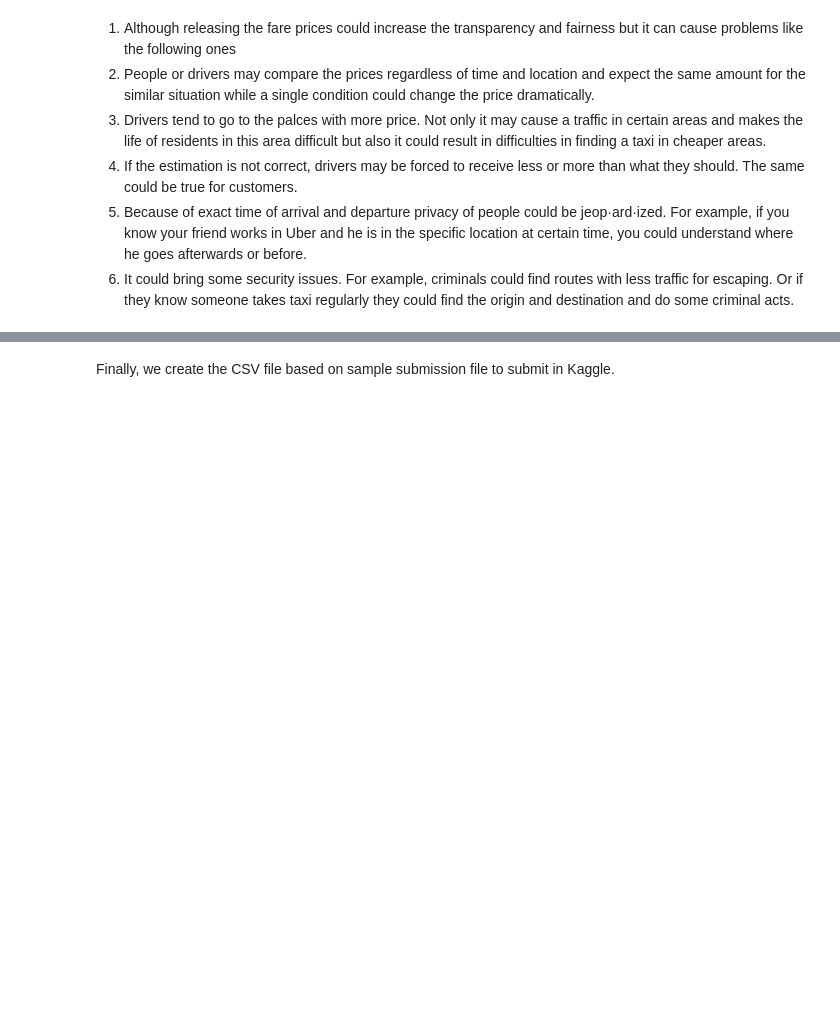
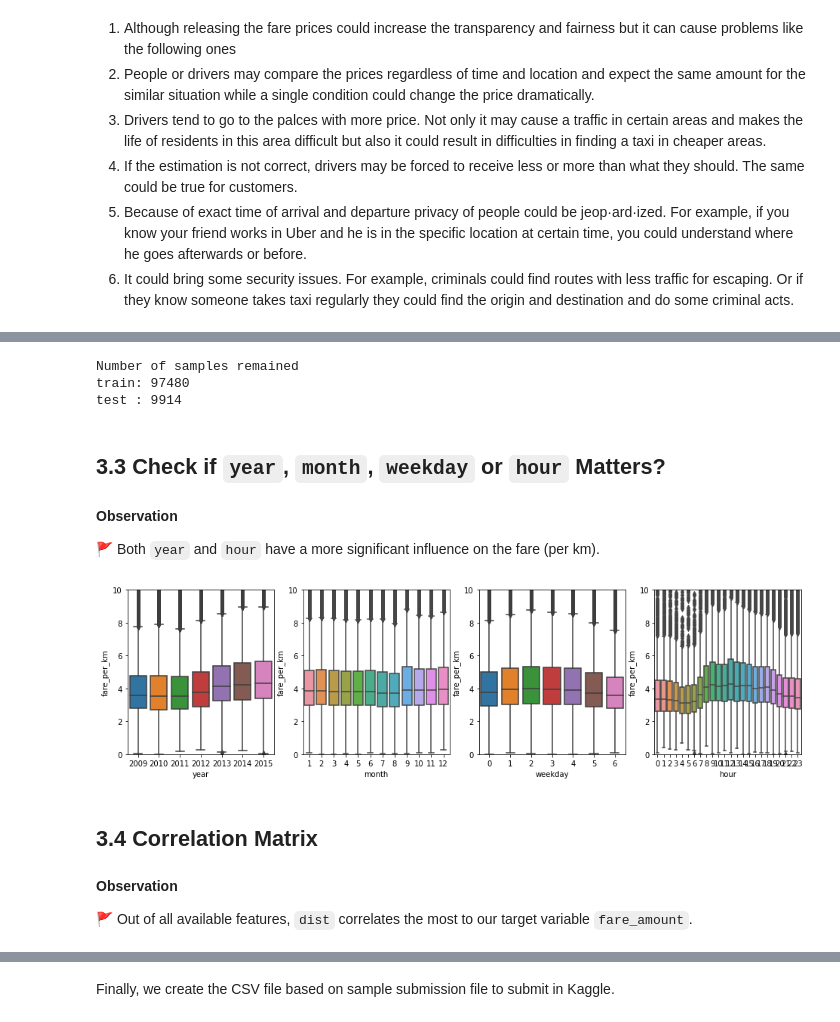
Before and after one commit to cfong32/data6100-final-proj, a Jupyter notebook: data6100_final_proj.ipynb, the cells around one changed output, grey strips where cells are left out. Cells and saved outputs as stored; diff of their text form; code cells hidden in the pictures; blank space fills up the shorter version.

```diff
--- a/data6100_final_proj.ipynb
+++ b/data6100_final_proj.ipynb
@@ -377,0 +176,57 @@ X_test.shape, y_hat.shape
+# %%
+# Remove out-of-range training records
+
+def remove_out_of_range_records(df):
+    trainset = df.dataset == 'train'
+    testset  = df.dataset == 'test'
+
+    cols = ['pickup_longitude', 'pickup_latitude',
+            'dropoff_longitude', 'dropoff_latitude',
+            'passenger_count']
+    testset_max = df[testset][cols].max()    # max values in test set
+    testset_min = df[testset][cols].min()    # min values in test set
+
+    trainset_to_drop = (trainset
+                        &
+                        ((df[cols] > testset_max).any(axis=1)      # > max
+                         | (df[cols] < testset_min).any(axis=1)    # < min
+                         | (df['fare_amount'] < 0))                # -ve fare
+                        )
+    trainset_to_keep = trainset & ~trainset_to_drop
+
+    return df[trainset_to_keep | testset]
+
+df = remove_out_of_range_records(df)
+
+print('Number of samples remained')
+print(f'train: {(df.dataset=="train").sum()}')
+print(f'test : {(df.dataset=="test").sum()}')
+# %% [output]
+Number of samples remained
+train: 97480
+test : 9914
+# %% [markdown]
+## 3.3 Check if `year`, `month`, `weekday` or `hour` Matters?
+# %% [markdown]
+**Observation**
+
+🚩 Both `year` and `hour` have a more significant influence on the fare (per km).
+# %%
+fig, axes = plt.subplots(1,4, figsize=(16,4))
+for col, ax in zip(['year', 'month', 'weekday', 'hour'], axes.flat):
+    sns.boxplot(
+        data=df.assign(fare_per_km=lambda x: x.fare_amount/x.dist),
+        x=col,
+        y='fare_per_km',
+        ax=ax,
+    )
+    ax.set_ylim(0,10)
+plt.show()
+# %% [output]
+[figure, added]
+# %% [markdown]
+## 3.4 Correlation Matrix
+# %% [markdown]
+**Observation**
+
+🚩 Out of all available features, `dist` correlates the most to our target variable `fare_amount`.
```
Also changed, not shown: parts of 76 cells of this notebook.
